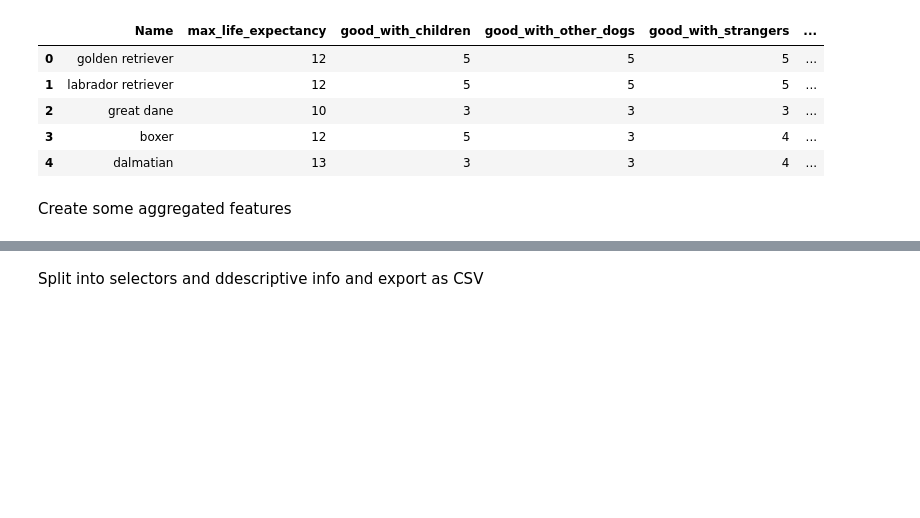
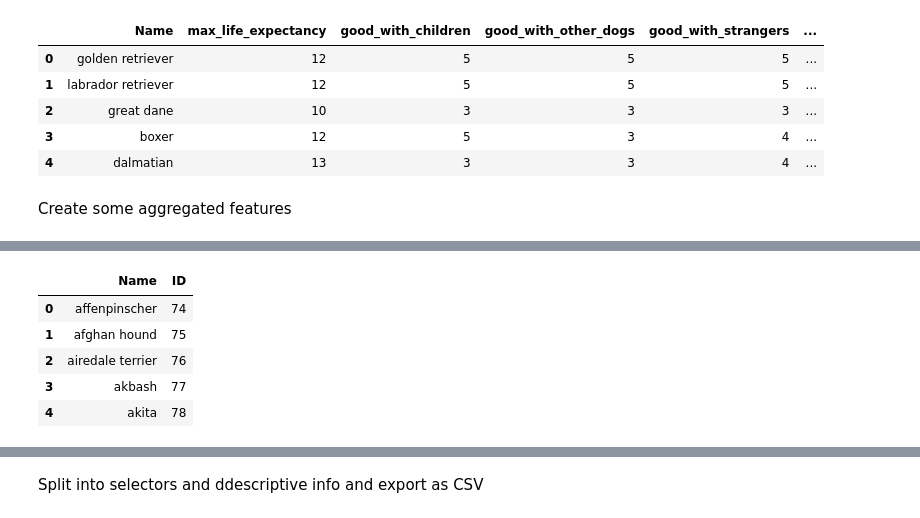
Before and after one commit to karencfisher/dog-app, a Jupyter notebook: ETL notebooks/breeds.ipynb, the cells around one changed output, grey strips where cells are left out. Saved outputs shown, nothing was run; the diff lists cells and outputs as text; code cells hidden in the pictures; blank space fills up the shorter version.

```diff
--- a/ETL notebooks/breeds.ipynb
+++ b/ETL notebooks/breeds.ipynb
@@ -148,3 +148,13 @@ For example, when doing 'df[col].method(value, inplace=True)', try using 'df.met
 | 2 | great dane | 10 | 124 | As tall as 32 inches at the shoul... | rare | Friendly, Patient, Dependable | Occasional Bath/Brush | ... |
 | 3 | boxer | 12 | 55 | A well-made Boxer in peak conditi... | rare | Bright, Fun-Loving, Active | Weekly Brushing | ... |
 | 4 | dalmatian | 13 | 92 | The Dalmatian’s delightful, eye-c... | rare | Dignified, Smart, Outgoing | Weekly Brushing | ... |
+# %%
+df_rescue_breeds = pd.read_csv('../data/breeds.csv')
+df_rescue_breeds.head()
+# %% [output]
+|  | Name | ID |
+| 0 | affenpinscher | 74 |
+| 1 | afghan hound | 75 |
+| 2 | airedale terrier | 76 |
+| 3 | akbash | 77 |
+| 4 | akita | 78 |
```
Also changed, not shown: parts of 3 cells of this notebook, 6 other files.
